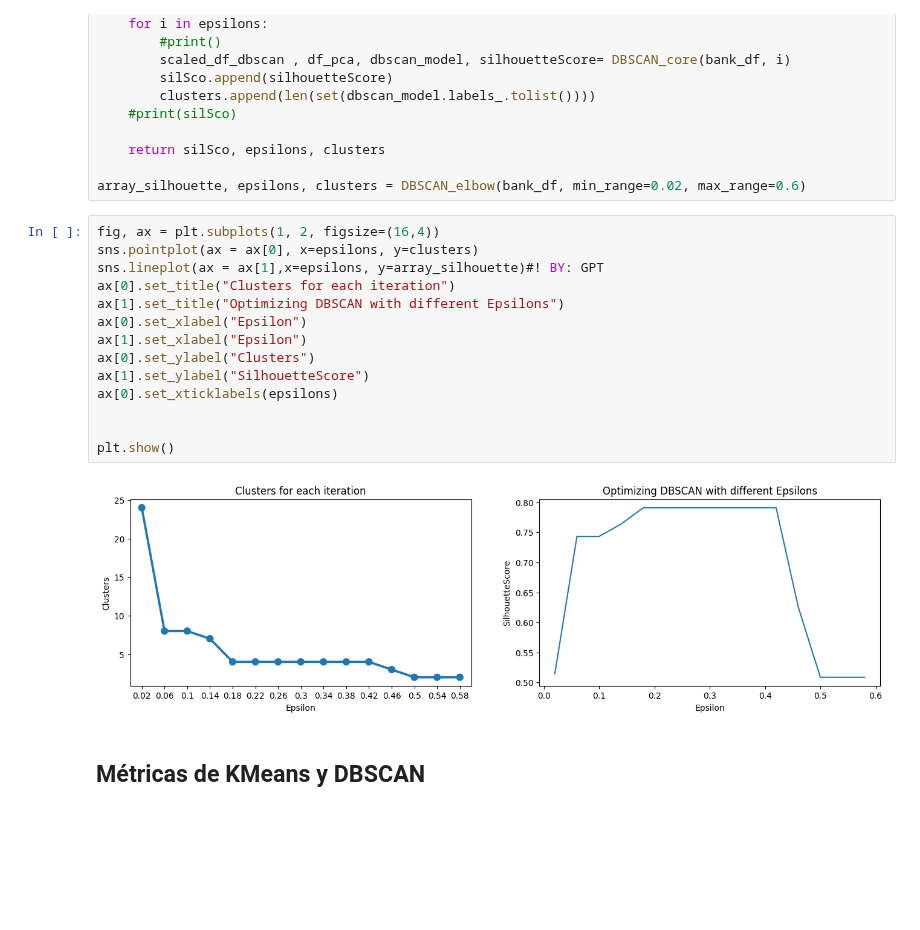
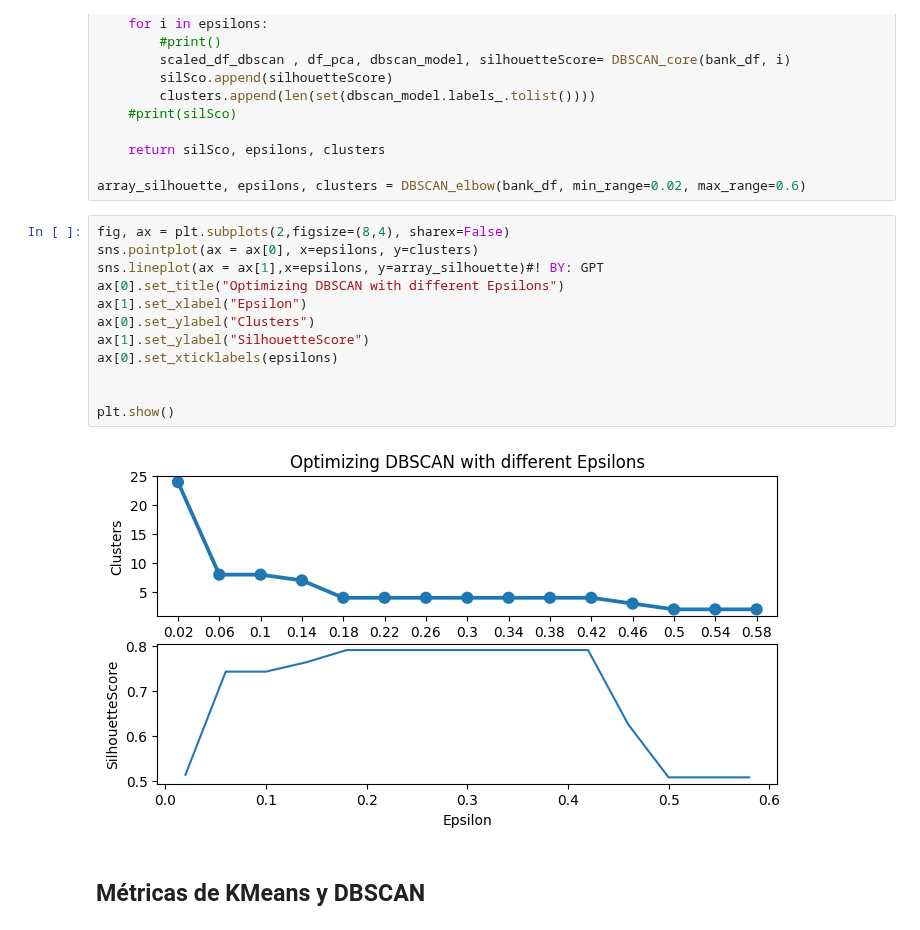
Before and after one commit to ElKroko/Data-Science, a Jupyter notebook: Tarea 3/Enunciado_Lab_3_Clustering_y_Reglas_de_Asociación.ipynb, the cells around one changed output. Cells and saved outputs as stored; diff of their text form; blank space fills up the shorter version.

Commit message:
Fixed plot ratio

```diff
--- a/Tarea 3/Enunciado_Lab_3_Clustering_y_Reglas_de_Asociación.ipynb
+++ b/Tarea 3/Enunciado_Lab_3_Clustering_y_Reglas_de_Asociación.ipynb
@@ -308,21 +308,19 @@ def DBSCAN_elbow(bank_df, min_range, max_range):
 
 array_silhouette, epsilons, clusters = DBSCAN_elbow(bank_df, min_range=0.02, max_range=0.6)
 # %%
-fig, ax = plt.subplots(1, 2, figsize=(16,4))
+fig, ax = plt.subplots(2,figsize=(8,4), sharex=False)
 sns.pointplot(ax = ax[0], x=epsilons, y=clusters)
 sns.lineplot(ax = ax[1],x=epsilons, y=array_silhouette)#! BY: GPT
-ax[0].set_title("Clusters for each iteration")
-ax[1].set_title("Optimizing DBSCAN with different Epsilons")
-ax[0].set_xlabel("Epsilon")
+ax[0].set_title("Optimizing DBSCAN with different Epsilons")
 ax[1].set_xlabel("Epsilon")
 ax[0].set_ylabel("Clusters")
 ax[1].set_ylabel("SilhouetteScore")
 ax[0].set_xticklabels(epsilons)
 
 
 plt.show()
 # %% [output]
-[figure, old version]
+[figure, new version]
 # %% [markdown]
 ## Métricas de KMeans y DBSCAN
 # %%
```
